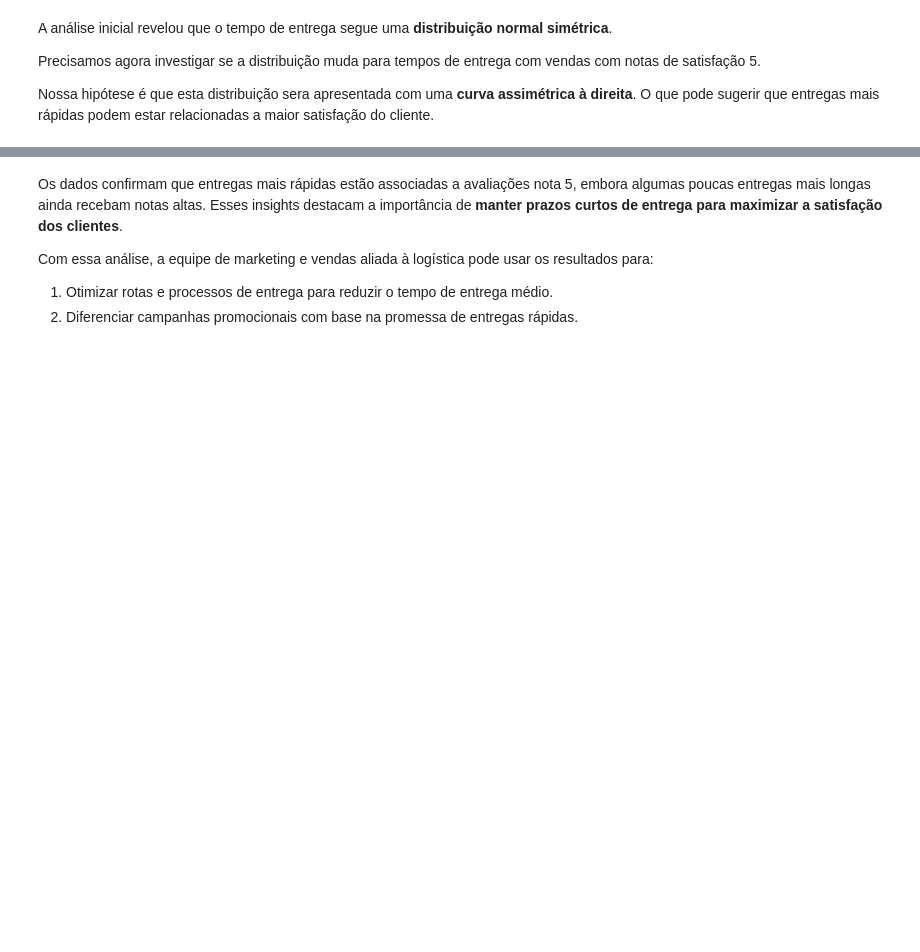
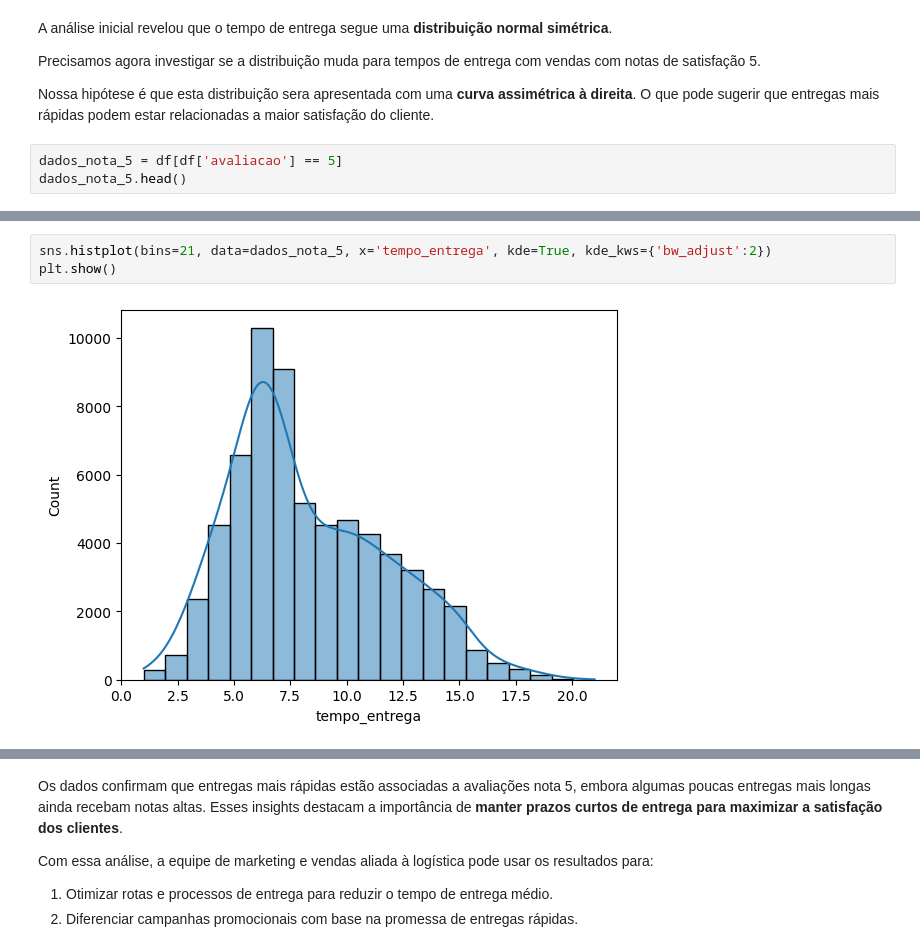
Before and after one commit to SergioCarmo-ro/Desafio_IA, a Jupyter notebook: Projeto_Inicial_Estatística_com_Python_frequencias_e_medidas.ipynb, the cells around one changed output, grey strips where cells are left out. Cells and saved outputs as stored; diff of their text form; blank space fills up the shorter version.

```diff
--- a/Projeto_Inicial_Estatística_com_Python_frequencias_e_medidas.ipynb
+++ b/Projeto_Inicial_Estatística_com_Python_frequencias_e_medidas.ipynb
@@ -785,3 +834,6 @@ A análise inicial revelou que o tempo de entrega segue uma **distribuição nor
 Precisamos agora investigar se a distribuição muda para tempos de entrega com vendas com notas de satisfação 5.
 
 Nossa hipótese é que esta distribuição sera apresentada com uma **curva assimétrica à direita**. O que pode sugerir que entregas mais rápidas podem estar relacionadas a maior satisfação do cliente.
+# %%
+dados_nota_5 = df[df['avaliacao'] == 5]
+dados_nota_5.head()
@@ -787,0 +847,5 @@ Nossa hipótese é que esta distribuição sera apresentada com uma **curva assi
+# %%
+sns.histplot(bins=21, data=dados_nota_5, x='tempo_entrega', kde=True, kde_kws={'bw_adjust':2})
+plt.show()
+# %% [output]
+[figure, added]
```
Also changed, not shown: parts of 18 cells of this notebook.
